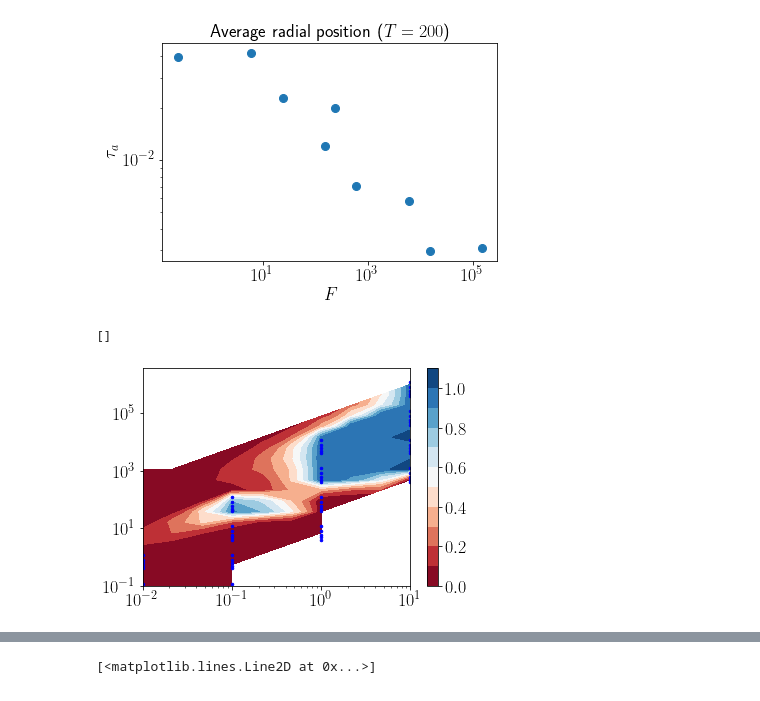
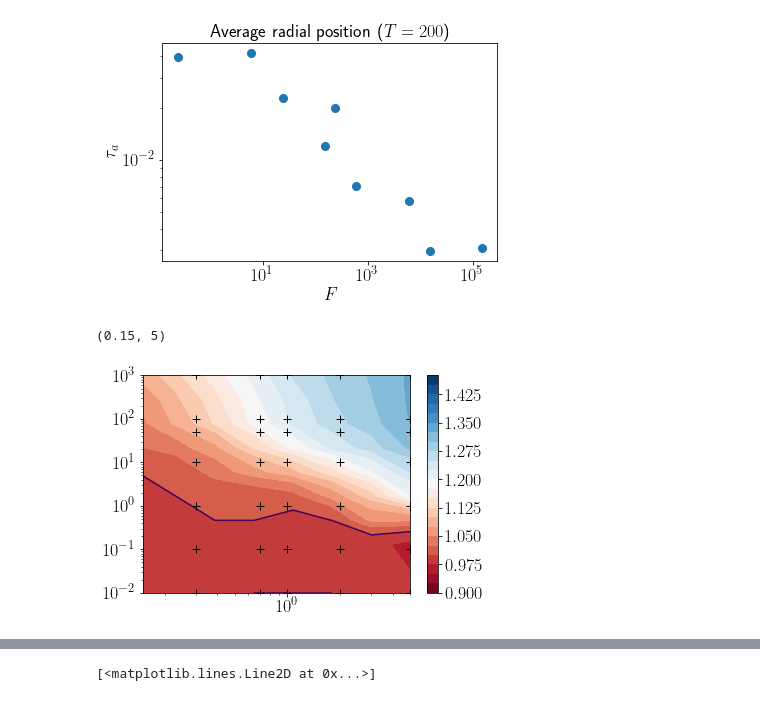
Before and after one commit to s-brahmachari/Active-noise-simulations, a Jupyter notebook: analysis_codes/plot-RDP.ipynb, the cells around one changed output, grey strips where cells are left out. Saved outputs shown, nothing was run; the diff lists cells and outputs as text; code cells hidden in the pictures.

```diff
--- a/analysis_codes/plot-RDP.ipynb
+++ b/analysis_codes/plot-RDP.ipynb
@@ -145,7 +145,7 @@ fig,axes=plt.subplots(1,3,figsize=(15,4),gridspec_kw={'wspace':0.4, 'hspace':0.4
 
 # [[ax1,ax2],[ax3,ax4]]=axes
 [ax1,ax2,ax3]=axes
-ind=3
+ind=4
 
 norm = mpl.colors.Normalize(vmin=0, vmax=0.6)
 cmap = cm.gist_rainbow
@@ -157,7 +157,7 @@ betas=[]
 w=0
 
 fpath='../../data/ChrmAB_N500_R010_lowLC/RDP/'
-fpath='../../data/SAC/RDP/'
+fpath='../../data/SAC_exp/RDP/'
 
 for fname in os.listdir(fpath):
     if '.npz' in fname and 'RadNumDens' in fname:# and 'rep2' in fname:
@@ -174,7 +174,7 @@ for fname in os.listdir(fpath):
         npzfile=np.load(fpath+fname)
         beta=F**2*Ta/(0.1*T*0.0083)
 
-        if F==0 or Ta==2:#F==0.0 or (F==3 and (Ta==1 or Ta==100)):
+        if F==0 or Ta==0.1:#F==0.0 or (F==3 and (Ta==1 or Ta==100)):
             if 'RadNumDens_A' in fname:
                 ax1.plot(npzfile['bins'],npzfile['hist'], '.-',label='$F={:.1f},{:.1f}$'.format(beta,F),lw=1)
 
@@ -300,50 +300,54 @@ Ts,Fs,Tas=[],[],[]
 Rmax=[]
 betas=[]
 T0=100
-fpath='../../data/ROUSE_chainN100_confinedR0500/'
+Rav_eq=0
+fpath='../../data/SAC_exp/RDP/'
 
 for fname in os.listdir(fpath):
     if '.npz' in fname and 'RadNumDens' in fname:
         # print(fname)#.split('_'))
         T= float(fname.split('_')[ind].replace('T',''))
         F=float(fname.split('_')[ind+1].replace('F',''))
         Ta=float(fname.split('_')[ind+2].replace('Ta',''))
         kb=float(fname.split('_')[ind+7].replace('kb',''))
         Esoft=float(fname.split('_')[ind+3].replace('Esoft',''))
         R0=float(fname.split('_')[ind+4].replace('R0',''))
         dt=float(fname.split('_')[ind+8].replace('dt',''))
         # print(T,F,Ta,Esoft,R0)
 
         npzfile=np.load(fpath+fname)
 
         b_act=F**2*Ta/(0.1*0.0083*T)
 
         betas.append(b_act)
         Ts.append(T)
         Tas.append(Ta)
         Fs.append(F)
+        Rav=simps(npzfile['bins']**3*4*np.pi*npzfile['hist']/1200,npzfile['bins'])
+        Rm=npzfile['bins'][np.where(npzfile['hist']==npzfile['hist'].max())][0]
+        Rmax.append(Rav)
 
-        Rm=npzfile['bins'][np.where(npzfile['hist']==npzfile['hist'].max())][0]
-        Rmax.append(Rm/500)
+        if F==0: Rav_eq=Rav
 
-Xi,Yi=np.meshgrid(np.logspace(-2,1,10),np.logspace(-1,6,20))
-triang=tri.Triangulation(Fs,betas)
-interpZ=tri.LinearTriInterpolator(triang,Rmax)
+Xi,Yi=np.meshgrid(np.geomspace(0.05,5,10),np.logspace(-2,3,10))
+triang=tri.Triangulation(Fs,Tas)
+interpZ=tri.LinearTriInterpolator(triang,np.around(np.array(Rmax)/Rav_eq, 2))
 Zi=interpZ(Xi,Yi)
-plt.contourf(Xi, Yi, Zi, levels=np.arange(0.,1.2,0.1),cmap='RdBu')
+plt.contourf(Xi, Yi, Zi, levels=np.arange(0.9,1.5,0.025),cmap='RdBu')
 plt.colorbar()
-
+plt.contour(Xi, Yi, Zi, levels=[1],)
 # cs= plt.contour(Xi,Yi,Xi**2*Yi/(0.1*0.0083*T0), colors='k', levels=[1, 10,1e2,1e3],)
 
 # plt.clabel(cs, cs.levels, inline=True,fmt=fmt, fontsize=16)
 
-plt.plot(Fs,betas,'.',c='b',markersize=5)
+plt.plot(Fs,Tas,'k+',)
 # plt.xlim(1,1e3)
 
 plt.loglog()
+plt.xlim(0.15,5)
 # %% [output]
-[]
+(0.15, 5)
-[figure, old version]
+[figure, new version]
 # %%
 ind=4
 
```
Also changed, not shown: parts of 2 cells of this notebook, 1 other file.
